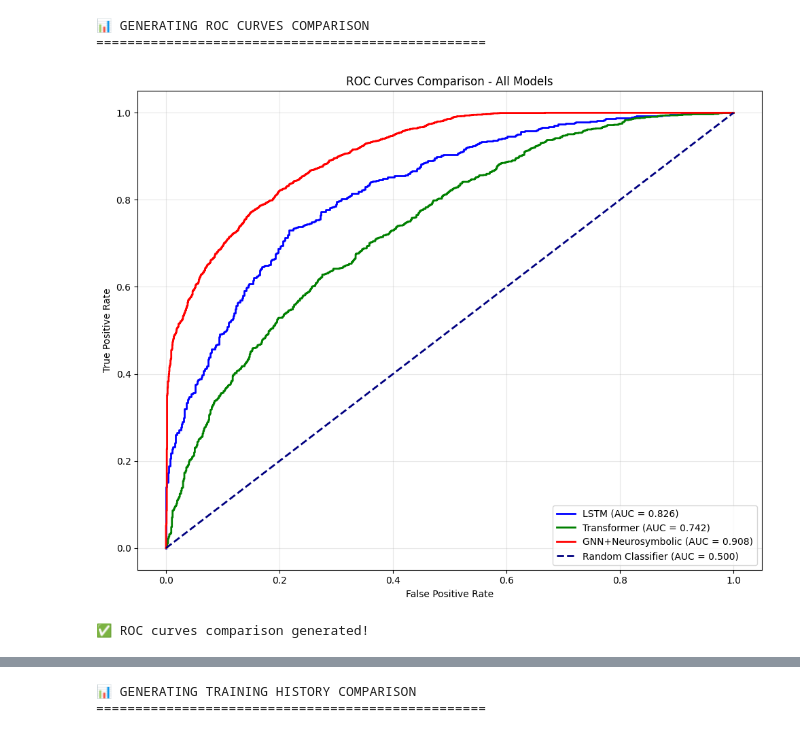
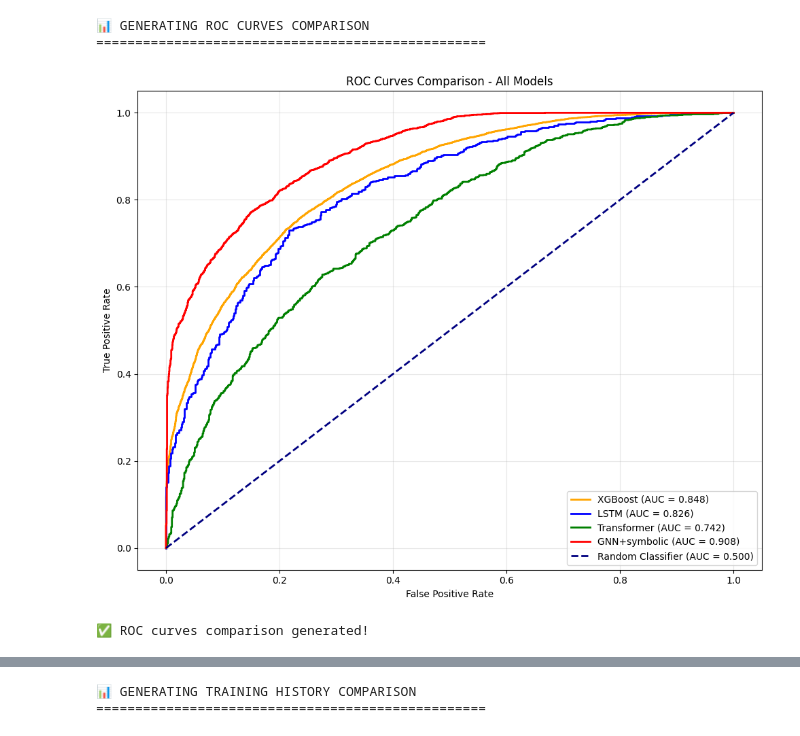
Before and after one commit to pragy10/neural_symbolic, a Jupyter notebook: evaluation/testing.ipynb, the cells around one changed output, grey strips where cells are left out. Cells and saved outputs as stored; diff of their text form; code cells hidden in the pictures.

```diff
--- a/evaluation/testing.ipynb
+++ b/evaluation/testing.ipynb
@@ -16,6 +16,13 @@ print("="*70)
 os.chdir(r'c:\Users\pragy\cloud_architecture\neural_symbolic')
 
 # Load evaluation results from all models
+try:
+    xgb_results = torch.load(r'purely_neural\xgboost\xgboost_comprehensive_evaluation.pth', map_location='cpu')
+    print("✅ XGBoost results loaded")
+except:
+    print("❌ XGBoost results not found")
+    xgb_results = None
+
 try:
     lstm_results = torch.load(r'purely_neural\lstm\lstm_comprehensive_evaluation.pth', map_location='cpu')
     print("✅ LSTM results loaded")
@@ -39,9 +46,11 @@ except:
 
 print("\n📋 Available results:")
 available_models = []
+if xgb_results: available_models.append("XGBoost")
 if lstm_results: available_models.append("LSTM")
 if transformer_results: available_models.append("Transformer")
 if gnn_results: available_models.append("GNN+Neurosymbolic")
+
 print(f"   Models: {', '.join(available_models)}")
 # %% [output]
 📊 LOADING ALL MODEL EVALUATION RESULTS FOR COMPARISON
@@ -251,6 +278,13 @@ print("="*50)
 plt.figure(figsize=(10, 8))
 
 # Plot ROC curves for all models
+if xgb_results:
+    fpr = xgb_results['roc_data']['fpr']
+    tpr = xgb_results['roc_data']['tpr']
+    auc_score = xgb_results['roc_data']['auc']
+    plt.plot(fpr, tpr, color='orange', lw=2,
+             label=f'XGBoost (AUC = {auc_score:.3f})')
+
 if lstm_results:
     fpr = lstm_results['roc_data']['fpr']
     tpr = lstm_results['roc_data']['tpr']
@@ -262,35 +296,35 @@ if transformer_results:
     fpr = transformer_results['roc_data']['fpr']
     tpr = transformer_results['roc_data']['tpr']
     auc_score = transformer_results['roc_data']['auc']
     plt.plot(fpr, tpr, color='green', lw=2,
              label=f'Transformer (AUC = {auc_score:.3f})')
 
 if gnn_results:
     fpr = gnn_results['roc_data']['fpr']
     tpr = gnn_results['roc_data']['tpr']
     auc_score = gnn_results['roc_data']['auc']
     plt.plot(fpr, tpr, color='red', lw=2,
-             label=f'GNN+Neurosymbolic (AUC = {auc_score:.3f})')
+             label=f'GNN+symbolic (AUC = {auc_score:.3f})')
 
 # Plot random classifier line
 plt.plot([0, 1], [0, 1], color='navy', lw=2, linestyle='--',
          label='Random Classifier (AUC = 0.500)')
 
 plt.xlabel('False Positive Rate')
 plt.ylabel('True Positive Rate')
 plt.title('ROC Curves Comparison - All Models')
 plt.legend(loc='lower right')
 plt.grid(True, alpha=0.3)
 
 plt.tight_layout()
 plt.savefig('evaluation/roc_curves_comparison.png', dpi=300, bbox_inches='tight')
 plt.show()
 
 print("✅ ROC curves comparison generated!")
 # %% [output]
 📊 GENERATING ROC CURVES COMPARISON
 ==================================================
-[figure, old version]
+[figure, new version]
 ✅ ROC curves comparison generated!
 # %%
 # ===== PRECISION-RECALL CURVES COMPARISON =====
```
Also changed, not shown: parts of 4 cells of this notebook, 11 other files.
